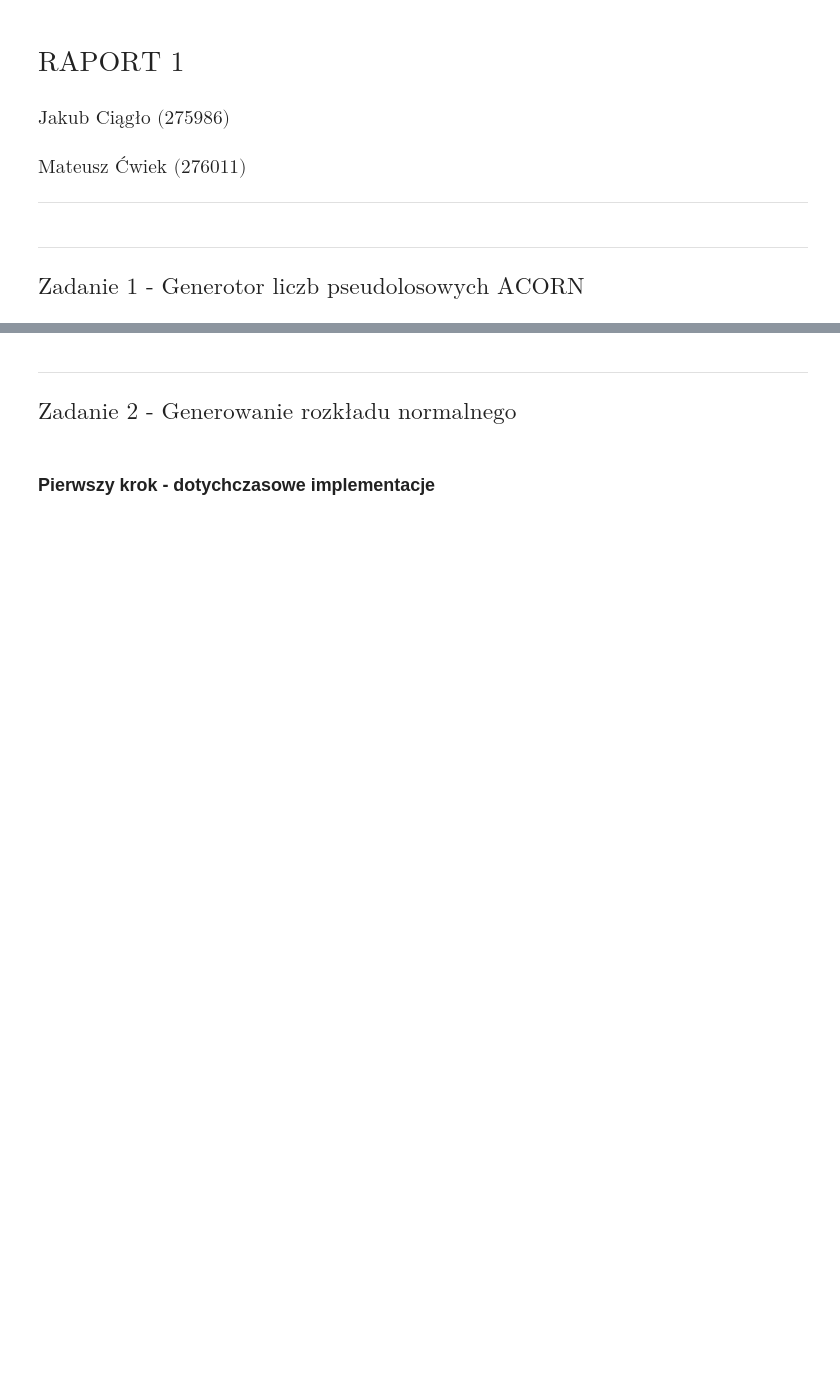
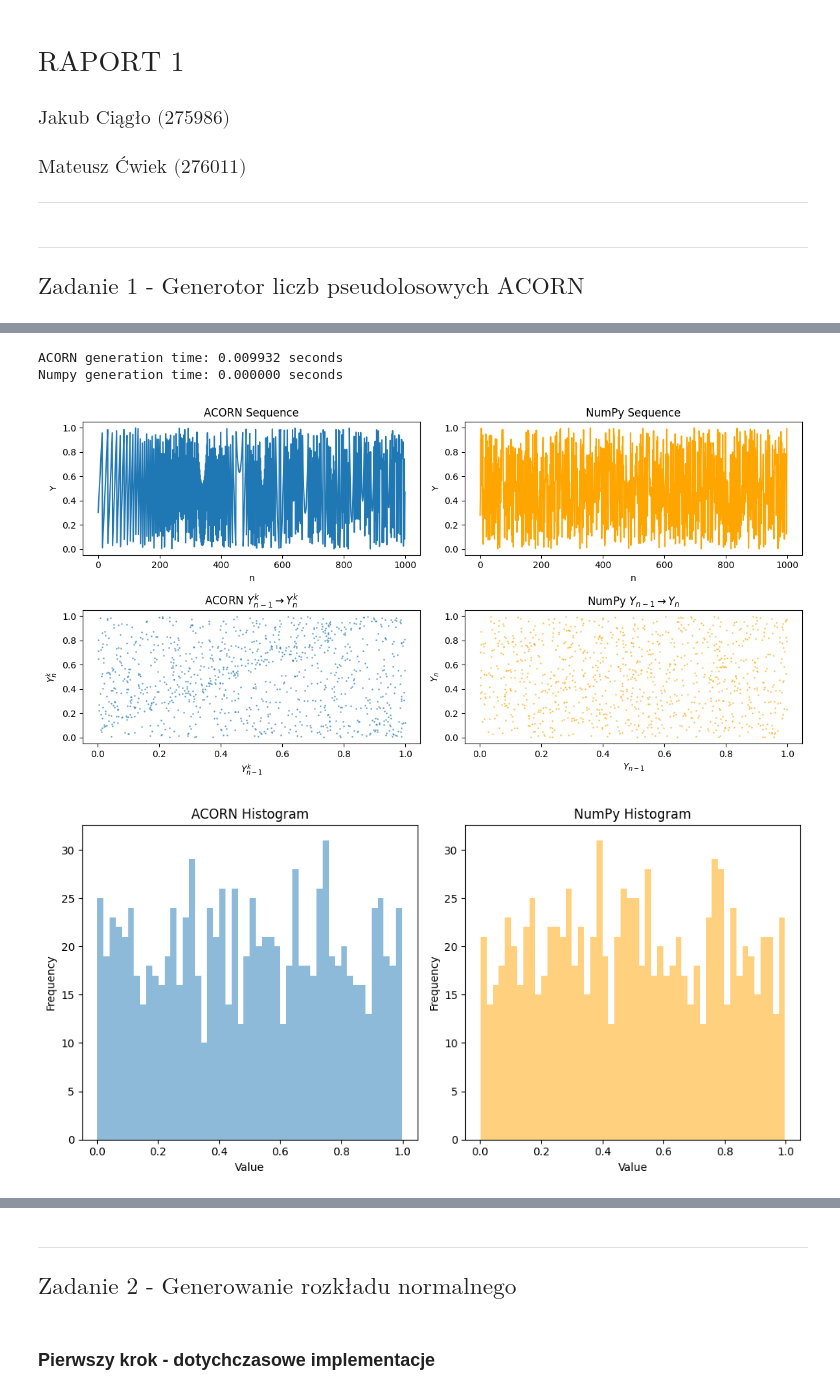
Before and after one commit to mathieuboro/symulacje, a Jupyter notebook: Raport_Sym.ipynb, the cells around one changed output, grey strips where cells are left out. Cells and saved outputs as stored; diff of their text form; code cells hidden in the pictures; blank space fills up the shorter version.

Commit message:
zad 1 acorn

```diff
--- a/Raport_Sym.ipynb
+++ b/Raport_Sym.ipynb
@@ -16,16 +17,3 @@ n = 10000
 # %% [markdown]
 ___
 ## $\text{Zadanie 1 - Generotor liczb pseudolosowych ACORN}$
-# %%
-def ACORN(N, k, M, Lag):
-
-
-
-
-
-k = 9
-M = 2**89 - 1
-Lag = 10**3
-
-random_numbers_ACORN = ACORN(n, k, M, Lag)
-random_numbers_numpy = np.random.randint(0, M, n)
@@ -46,0 +41,67 @@ plt.show()
+# %%
+N = 1000
+k = 9
+M = 2**89 - 1
+Lag = 1000
+seed = 1234567
+# %%
+start_time = time.time()
+random_numbers_acorn = ACORN(N, k, M, Lag, seed)
+acorn_time = time.time() - start_time
+
+start_time = time.time()
+numpy_random_numbers = np.random.random(N)
+numpy_time = time.time() - start_time
+
+print(f"ACORN generation time: {acorn_time:.6f} seconds")
+print(f"Numpy generation time: {numpy_time:.6f} seconds")
+
+fig, axs = plt.subplots(2, 2, figsize=(12, 6))
+
+# Plot the sequence of Y_n^k for ACORN
+axs[0, 0].plot(random_numbers_acorn, label='ACORN Generated Numbers')
+axs[0, 0].set_title('ACORN Sequence')
+axs[0, 0].set_xlabel('n')
+axs[0, 0].set_ylabel('Y')
+
+# Plot the sequence of Y_n^k for NumPy
+axs[0, 1].plot(numpy_random_numbers, label='NumPy Generated Numbers', color='orange')
+axs[0, 1].set_title('NumPy Sequence')
+axs[0, 1].set_xlabel('n')
+axs[0, 1].set_ylabel('Y')
+
+# Plot the function Y_{n-1}^k -> Y_n^k for ACORN
+axs[1, 0].scatter(random_numbers_acorn[:-1], random_numbers_acorn[1:], alpha=0.5, s=1)
+axs[1, 0].set_title('ACORN $Y_{n-1}^k \\rightarrow Y_n^k$')
+axs[1, 0].set_xlabel('$Y_{n-1}^k$')
+axs[1, 0].set_ylabel('$Y_n^k$')
+
+# Plot the function Y_{n-1} -> Y_n for NumPy
+axs[1, 1].scatter(numpy_random_numbers[:-1], numpy_random_numbers[1:], alpha=0.5, s=1, color='orange')
+axs[1, 1].set_title('NumPy $Y_{n-1} \\rightarrow Y_n$')
+axs[1, 1].set_xlabel('$Y_{n-1}$')
+axs[1, 1].set_ylabel('$Y_n$')
+
+plt.tight_layout()
+plt.show()
+
+fig, axs = plt.subplots(1, 2, figsize=(10, 5))
+
+# Plot histograms of ACORN and numpy-generated random numbers
+axs[0].hist(random_numbers_acorn, bins=50, alpha=0.5, label='ACORN')
+axs[0].set_title('ACORN Histogram')
+axs[0].set_xlabel('Value')
+axs[0].set_ylabel('Frequency')
+
+axs[1].hist(numpy_random_numbers, bins=50, alpha=0.5, label='Numpy', color='orange')
+axs[1].set_title('NumPy Histogram')
+axs[1].set_xlabel('Value')
+axs[1].set_ylabel('Frequency')
+
+plt.tight_layout()
+plt.show()
+# %% [output]
+ACORN generation time: 0.009932 seconds
+Numpy generation time: 0.000000 seconds
+[figure, added]
+[figure, added]
```
Also changed, not shown: parts of 5 cells of this notebook.
